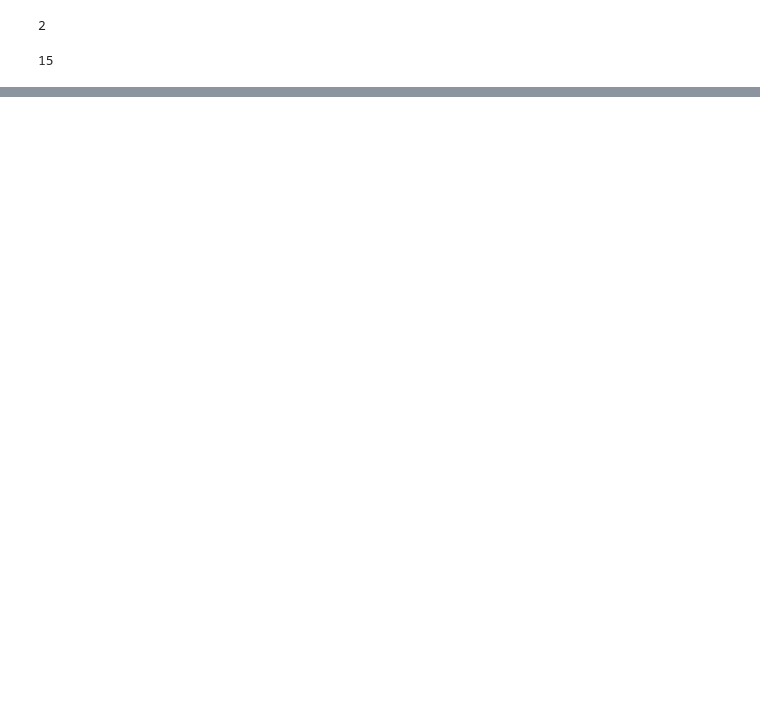
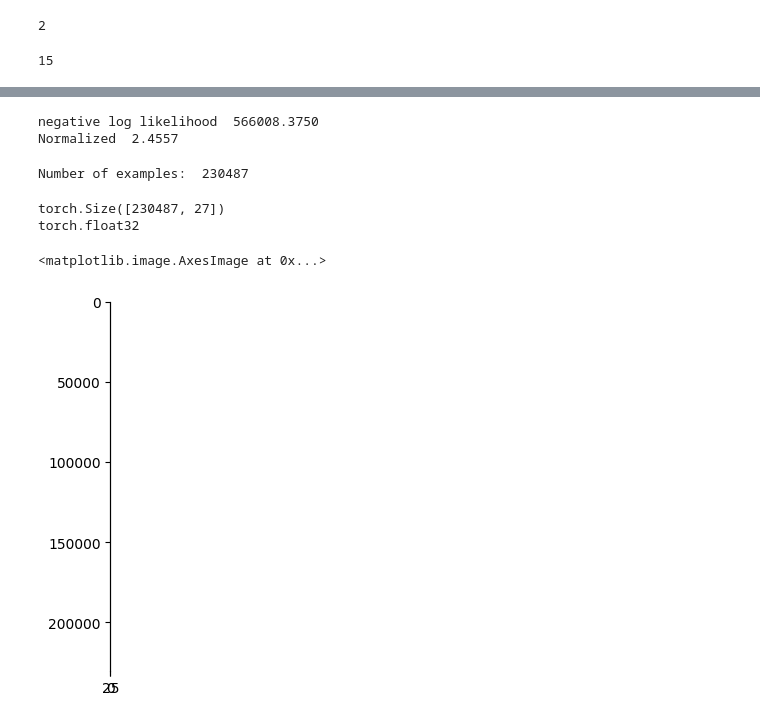
Before and after one commit to aramakrishnan-nn/makemore-characterbigram, a Jupyter notebook: character_model.ipynb, the cells around one changed output, grey strips where cells are left out. Drawn from its saved outputs; the diff is of its cells as text; code cells hidden in the pictures; blank space fills up the shorter version.

```diff
--- a/character_model.ipynb
+++ b/character_model.ipynb
@@ -26,0 +127,13 @@ max(len(w) for w in words)
+# %%
+# Making the probabilities Matrix
+# Adding 1 to ensure that we don't have zero probability for any combination
+# Given that this is added to everything, it doesn't change the outcome; It is "Model Smoothing"
+P = (N +1).float()
+
+# Converting it to a 25,1 Column Vector
+P /= P.sum(1, keepdims = True)
+
+# Read about Broadcasting rules
+# 25, 25
+# 25, 1 The system copies the values into the second
+# dimension to match & make it 25 values
@@ -26,0 +181,63 @@ max(len(w) for w in words)
+# %%
+# Maximum Likelihood Estimation
+# Log Likelihood
+# Goal is to minimize the negative log likelihood
+
+log_likelihood = 0.0
+count = 0.0
+
+for w in words:
+  chars = '#' + w + '#'
+  for c1, c2 in zip(chars, chars[1:]):
+    index1 = stoi[c1]
+    index2 = stoi[c2]
+    probability = P[index1, index2]
+    log_probability = torch.log(probability)
+    log_likelihood += log_probability
+    count += 1
+    #print(f'{c1}{c2}: {probability: .5f} {log_probability: .4f} {log_likelihood: .4f}')
+
+neg_log_likelihood = - log_likelihood
+print(f'negative log likelihood {neg_log_likelihood: .4f}')
+normalized_neg_log_likelihood = neg_log_likelihood / count
+print(f'Normalized {normalized_neg_log_likelihood: .4f}')
+# %% [output]
+negative log likelihood  566008.3750
+Normalized  2.4557
+# %%
+# Alternative
+# Getting to the NN Framework
+
+# Creating training set
+xs, ys = [], []
+
+for w in words:
+  chars = '#' + w + '#'
+  for c1, c2 in zip(chars, chars[1:]):
+    index1 = stoi[c1]
+    index2 = stoi[c2]
+    xs.append(index1)
+    ys.append(index2)
+    #print(c1, c2)
+
+xs = torch.tensor(xs)
+ys = torch.tensor(ys)
+num = xs.nelement()
+print('Number of examples: ', num)
+
+#print('xs', xs)
+#print('ys', ys)
+# %% [output]
+Number of examples:  230487
+# %%
+# One Hot Encoding
+import torch.nn.functional as F
+x_encoded = F.one_hot(xs, num_classes=27).float()
+print(x_encoded.shape)
+print(x_encoded.dtype)
+plt.imshow(x_encoded)
+# %% [output]
+torch.Size([230487, 27])
+torch.float32
+<matplotlib.image.AxesImage at 0x...>
+[figure, added]
```
Also changed, not shown: parts of 21 cells of this notebook.
